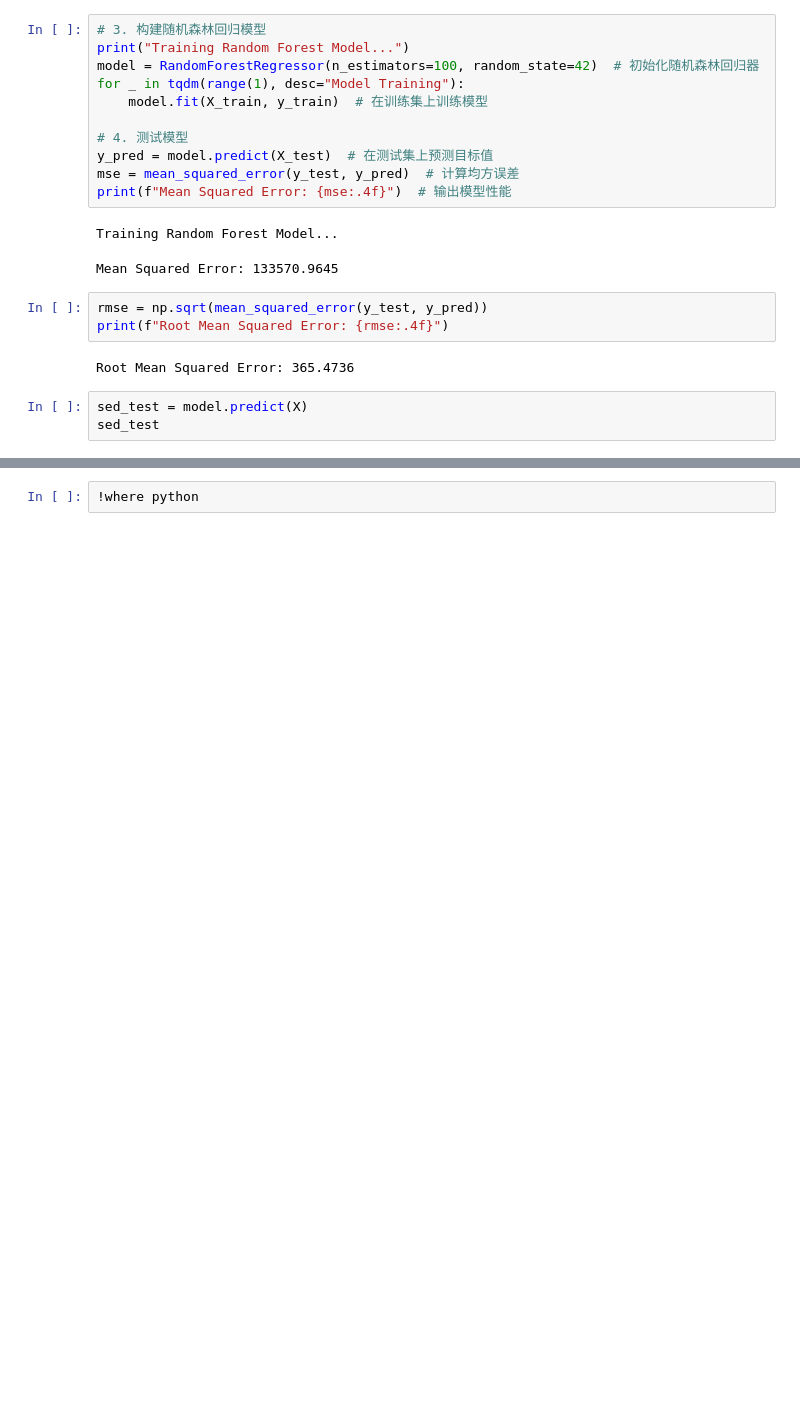
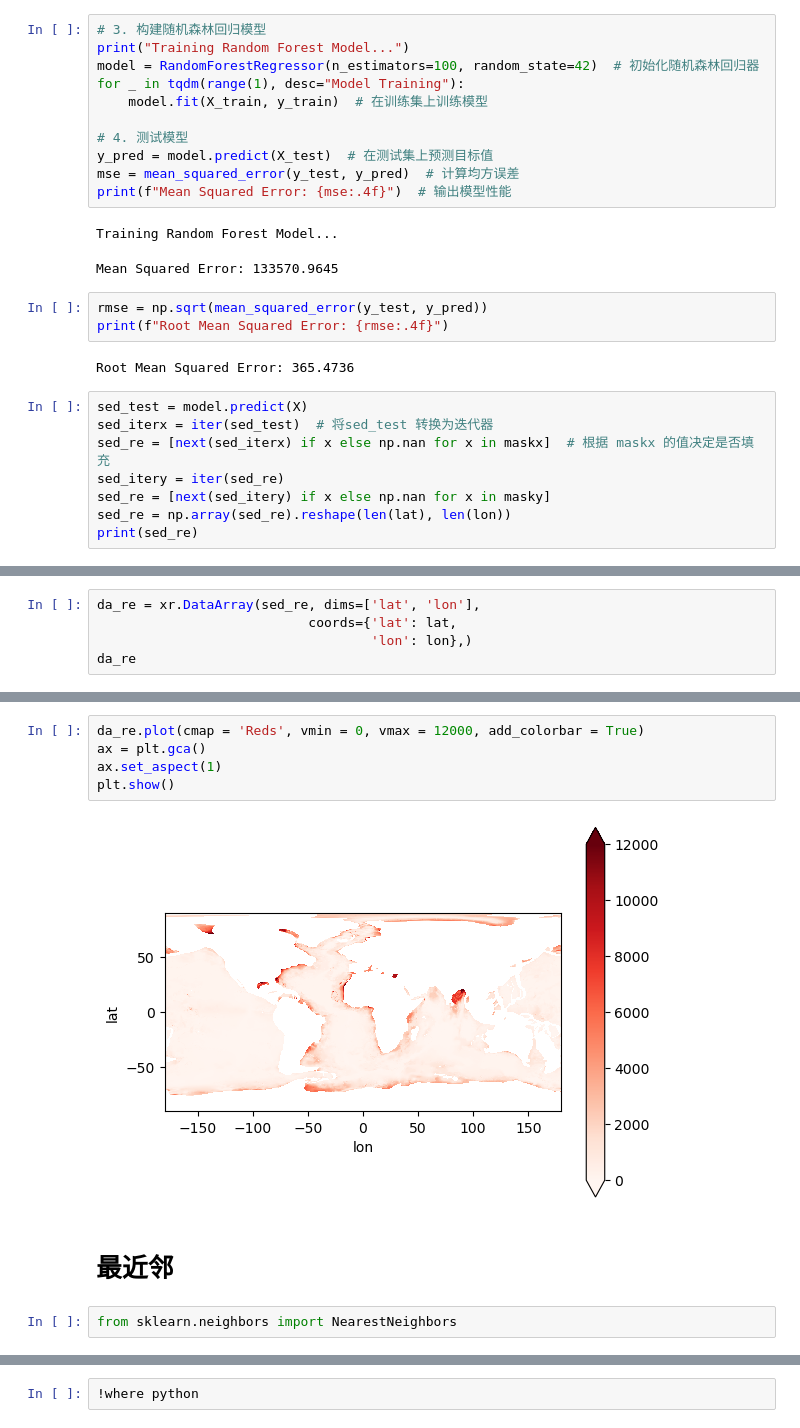
Before and after one commit to asdfgiii/2411, a Jupyter notebook: try2411.ipynb, the cells around one changed output, grey strips where cells are left out. Saved outputs shown, nothing was run; the diff lists cells and outputs as text; blank space fills up the shorter version.

```diff
--- a/try2411.ipynb
+++ b/try2411.ipynb
@@ -92,5 +99,10 @@ print(f"Root Mean Squared Error: {rmse:.4f}")
 Root Mean Squared Error: 365.4736
 # %%
 sed_test = model.predict(X)
-sed_test
+sed_iterx = iter(sed_test)  # 将sed_test 转换为迭代器
+sed_re = [next(sed_iterx) if x else np.nan for x in maskx]  # 根据 maskx 的值决定是否填充
+sed_itery = iter(sed_re)
+sed_re = [next(sed_itery) if x else np.nan for x in masky]
+sed_re = np.array(sed_re).reshape(len(lat), len(lon))
+print(sed_re)
 # %% [output]
@@ -117,0 +138,5 @@ print(f"Estimated Expected Value of a: {expected_a:.4f}")  # 输出期望值
+# %%
+da_re = xr.DataArray(sed_re, dims=['lat', 'lon'],
+                           coords={'lat': lat,
+                                   'lon': lon},)
+da_re
@@ -117,0 +161,11 @@ print(f"Estimated Expected Value of a: {expected_a:.4f}")  # 输出期望值
+# %%
+da_re.plot(cmap = 'Reds', vmin = 0, vmax = 12000, add_colorbar = True)
+ax = plt.gca()
+ax.set_aspect(1)
+plt.show()
+# %% [output]
+[figure, added]
+# %% [markdown]
+# 最近邻
+# %%
+from sklearn.neighbors import NearestNeighbors
```
Also changed, not shown: parts of 37 cells of this notebook.
